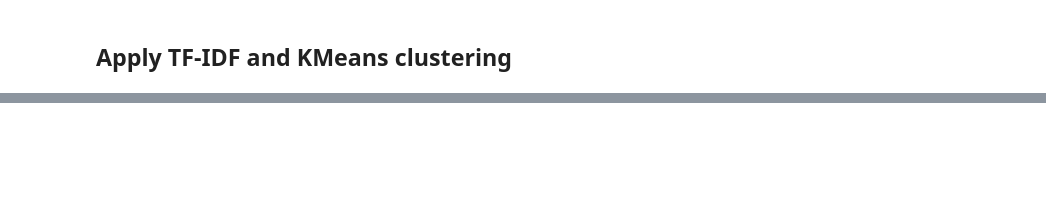
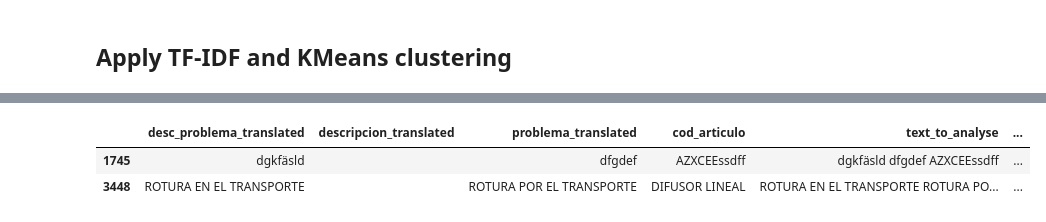
Before and after one commit to voliveira-airzonecontrol/myzone, a Jupyter notebook: EDA/MyZone-DefectClassification-TF-IDF.ipynb, the cells around one changed output, grey strips where cells are left out. Drawn from its saved outputs; the diff is of its cells as text; code cells hidden in the pictures; blank space fills up the shorter version.

```diff
--- a/EDA/MyZone-DefectClassification-TF-IDF.ipynb
+++ b/EDA/MyZone-DefectClassification-TF-IDF.ipynb
@@ -303,6 +409,13 @@ ax.set_ylabel("TSNE2")
 ax.set_zlabel("TSNE3")
 plt.title("TSNE of the text data")
 plt.show()
+# %%
+# Check outliers
+text_to_analyse.iloc[tsne_vector[tsne_vector["TSNE1"] > 75].index]
+# %% [output]
+|  | desc_problema_translated | descripcion_translated | problema_translated | cod_articulo | text_to_analyse | ... |
+| 1745 | dgkfäsld |  | dfgdef | AZXCEEssdff | dgkfäsld dfgdef AZXCEEssdff | ... |
+| 3448 | ROTURA EN EL TRANSPORTE |  | ROTURA POR EL TRANSPORTE | DIFUSOR LINEAL | ROTURA EN EL TRANSPORTE ROTURA PO... | ... |
 # %%
 %matplotlib inline
 # %%
```
Also changed, not shown: parts of 26 cells of this notebook, 13 other files.
